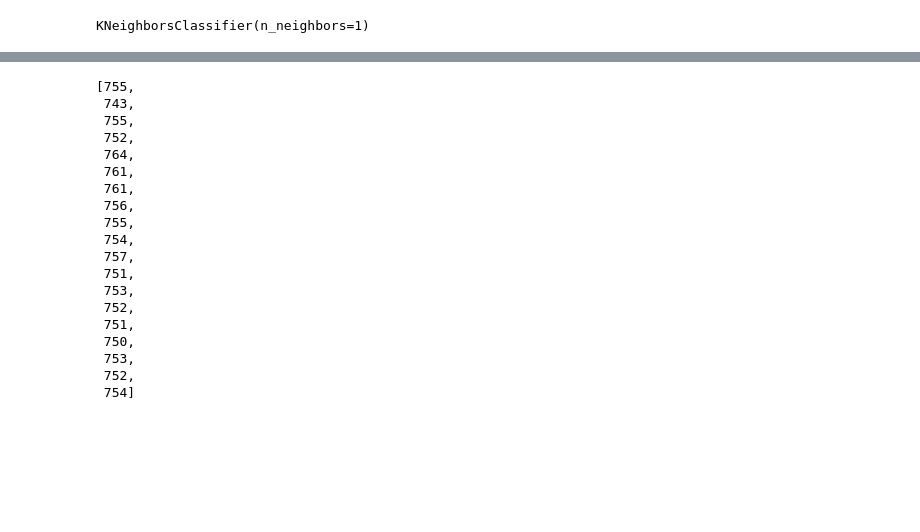
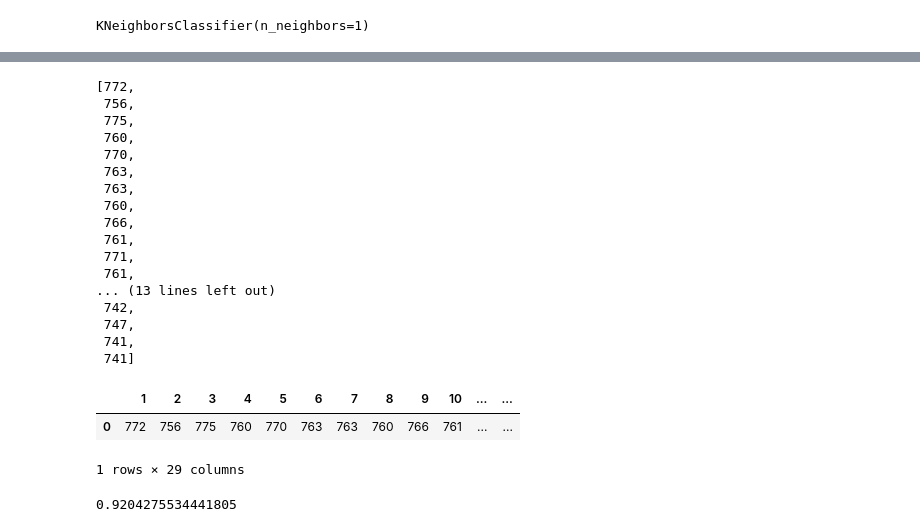
Before and after one commit to oshengeenath/E-mail-spam-detector, a Jupyter notebook: KNN.ipynb, the cells around one changed output, grey strips where cells are left out. Cells and saved outputs as stored; diff of their text form; code cells hidden in the pictures; blank space fills up the shorter version.

```diff
--- a/KNN.ipynb
+++ b/KNN.ipynb
@@ -173,7 +173,7 @@ results.transpose()
 842 rows × 2 columns
 # %%
 correct_sum = []
-for i in range(1,20):
+for i in range(1,30):
     model = KNeighborsClassifier(n_neighbors=i)
     model.fit(x_train,y_train)
     pred = model.predict(x_test)
@@ -182,22 +182,28 @@ for i in range(1,20):
 # %%
 correct_sum
 # %% [output]
-[755,
- 743,
- 755,
- 752,
- 764,
+[772,
+ 756,
+ 775,
+ 760,
+ 770,
+ 763,
+ 763,
+ 760,
+ 766,
  761,
+ 771,
  761,
- 756,
- 755,
- 754,
- 757,
- 751,
- 753,
- 752,
- 751,
- 750,
- 753,
- 752,
- 754]
+... (13 lines left out)
+ 742,
+ 747,
+ 741,
+ 741]
+# %%
+results = pd.DataFrame(data=correct_sum)
+results.index = results.index+1
+results.T
+# %% [output]
+|  | 1 | 2 | 3 | 4 | 5 | 6 | 7 | 8 | 9 | 10 | ... | ... |
+| 0 | 772 | 756 | 775 | 760 | 770 | 763 | 763 | 760 | 766 | 761 | ... | ... |
+1 rows × 29 columns
@@ -203,0 +214,4 @@ correct_sum
+# %%
+accuracy_score(y_test,pred)
+# %% [output]
+0.9204275534441805
```
Also changed, not shown: parts of 6 cells of this notebook.
